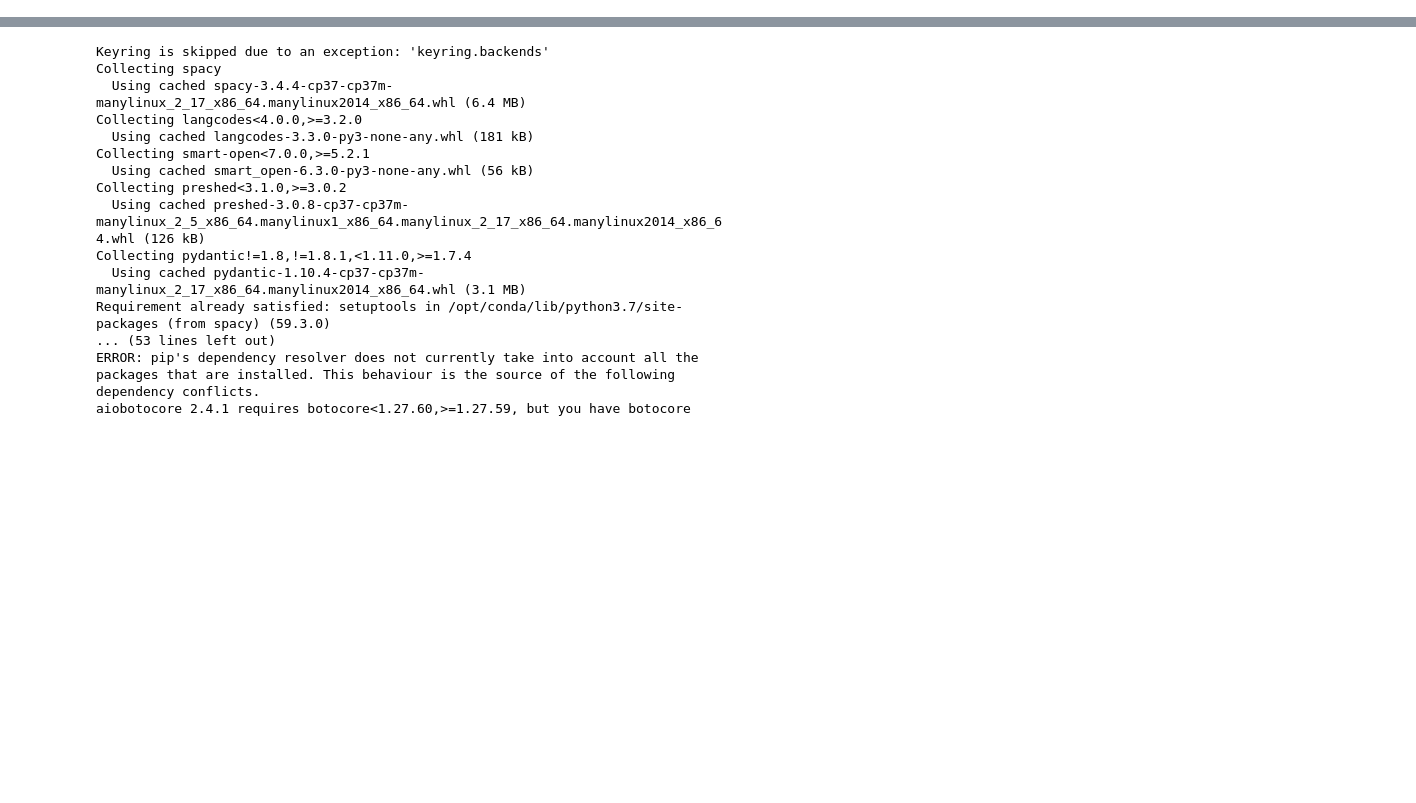
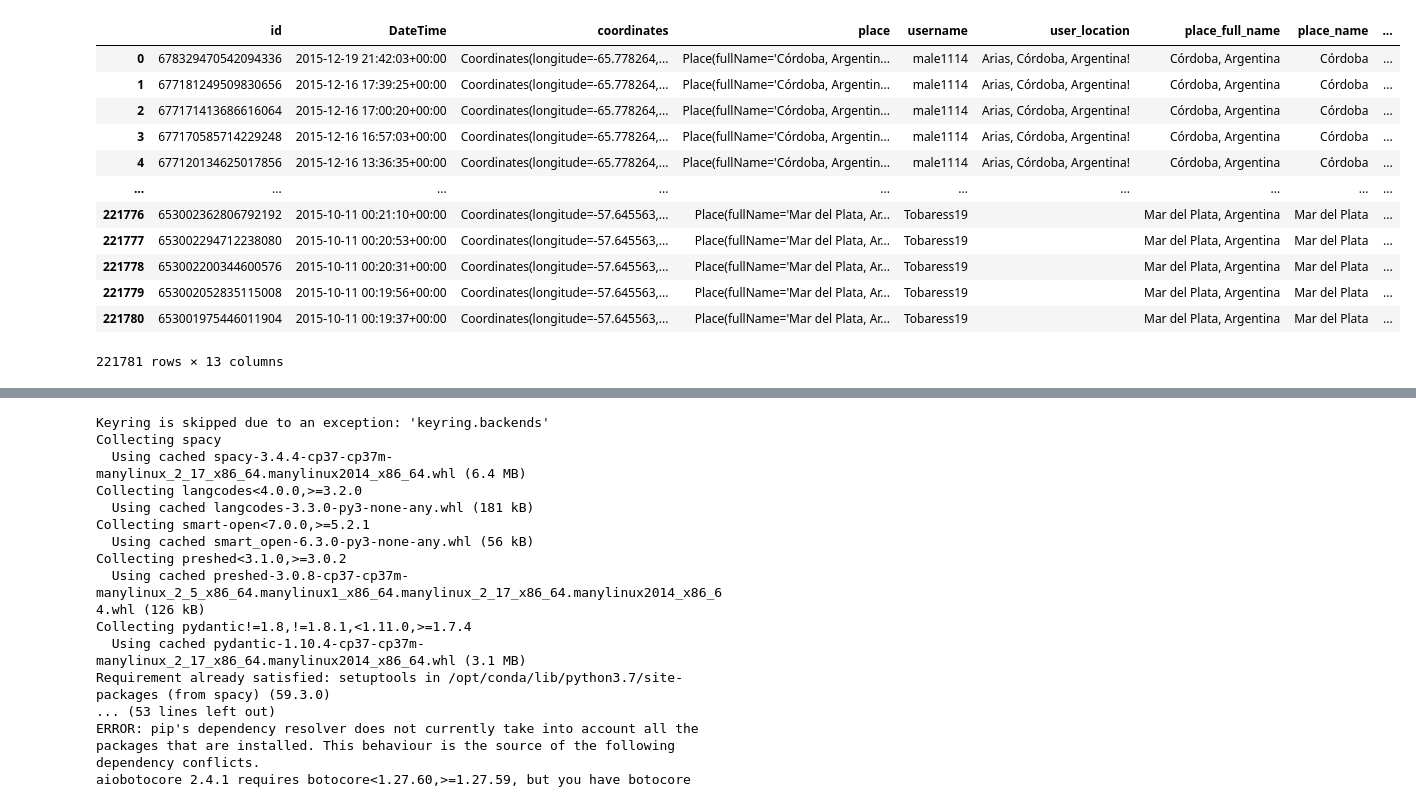
Before and after one commit to elizaveta-abel/MT5599-AWS, a Jupyter notebook: time_series/processing_tweets/NER2.ipynb, the cells around one changed output, grey strips where cells are left out. Saved outputs shown, nothing was run; the diff lists cells and outputs as text; code cells hidden in the pictures; blank space fills up the shorter version.

```diff
--- a/time_series/processing_tweets/NER2.ipynb
+++ b/time_series/processing_tweets/NER2.ipynb
@@ -7,3 +92,23 @@ import tqdm
 
 df1 = pd.read_json("s3://mt5599/tweets/spanish_tweets_2016_0.json")
 df1
+# %%
+import pandas as pd
+import boto3
+
+df2 = pd.read_feather("s3://mt5599/tweets/spanish_tweets_2016_20_processed.feather")
+df2
+# %% [output]
+|  | id | DateTime | coordinates | place | username | user_location | place_full_name | place_name | ... |
+| 0 | 678329470542094336 | 2015-12-19 21:42:03+00:00 | Coordinates(longitude=-65.778264,... | Place(fullName='Córdoba, Argentin... | male1114 | Arias, Córdoba, Argentina! | Córdoba, Argentina | Córdoba | ... |
+| 1 | 677181249509830656 | 2015-12-16 17:39:25+00:00 | Coordinates(longitude=-65.778264,... | Place(fullName='Córdoba, Argentin... | male1114 | Arias, Córdoba, Argentina! | Córdoba, Argentina | Córdoba | ... |
+| 2 | 677171413686616064 | 2015-12-16 17:00:20+00:00 | Coordinates(longitude=-65.778264,... | Place(fullName='Córdoba, Argentin... | male1114 | Arias, Córdoba, Argentina! | Córdoba, Argentina | Córdoba | ... |
+| 3 | 677170585714229248 | 2015-12-16 16:57:03+00:00 | Coordinates(longitude=-65.778264,... | Place(fullName='Córdoba, Argentin... | male1114 | Arias, Córdoba, Argentina! | Córdoba, Argentina | Córdoba | ... |
+| 4 | 677120134625017856 | 2015-12-16 13:36:35+00:00 | Coordinates(longitude=-65.778264,... | Place(fullName='Córdoba, Argentin... | male1114 | Arias, Córdoba, Argentina! | Córdoba, Argentina | Córdoba | ... |
+| ... | ... | ... | ... | ... | ... | ... | ... | ... | ... |
+| 221776 | 653002362806792192 | 2015-10-11 00:21:10+00:00 | Coordinates(longitude=-57.645563,... | Place(fullName='Mar del Plata, Ar... | Tobaress19 |  | Mar del Plata, Argentina | Mar del Plata | ... |
+| 221777 | 653002294712238080 | 2015-10-11 00:20:53+00:00 | Coordinates(longitude=-57.645563,... | Place(fullName='Mar del Plata, Ar... | Tobaress19 |  | Mar del Plata, Argentina | Mar del Plata | ... |
+| 221778 | 653002200344600576 | 2015-10-11 00:20:31+00:00 | Coordinates(longitude=-57.645563,... | Place(fullName='Mar del Plata, Ar... | Tobaress19 |  | Mar del Plata, Argentina | Mar del Plata | ... |
+| 221779 | 653002052835115008 | 2015-10-11 00:19:56+00:00 | Coordinates(longitude=-57.645563,... | Place(fullName='Mar del Plata, Ar... | Tobaress19 |  | Mar del Plata, Argentina | Mar del Plata | ... |
+| 221780 | 653001975446011904 | 2015-10-11 00:19:37+00:00 | Coordinates(longitude=-57.645563,... | Place(fullName='Mar del Plata, Ar... | Tobaress19 |  | Mar del Plata, Argentina | Mar del Plata | ... |
+221781 rows × 13 columns
```
Also changed, not shown: parts of 12 cells of this notebook, 4 other files.
